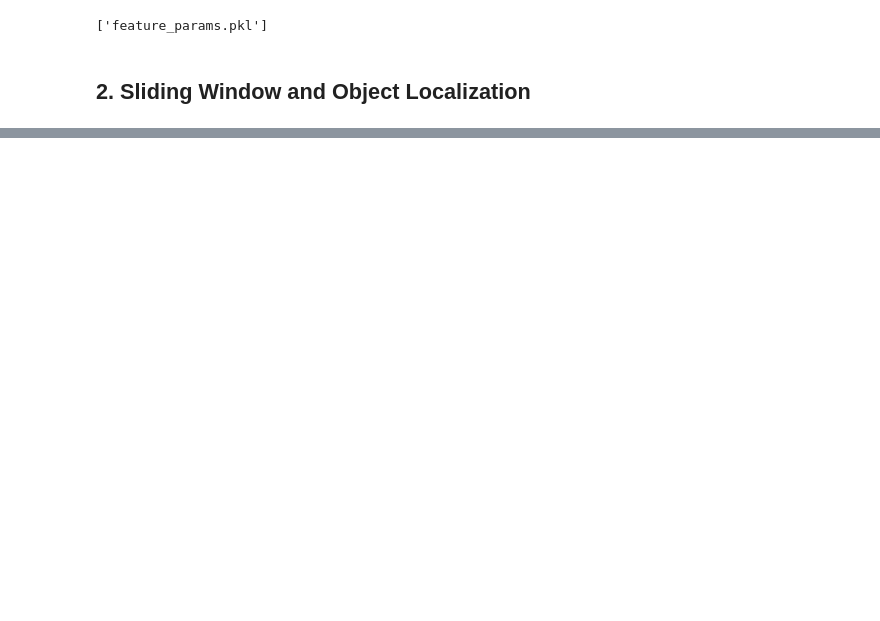
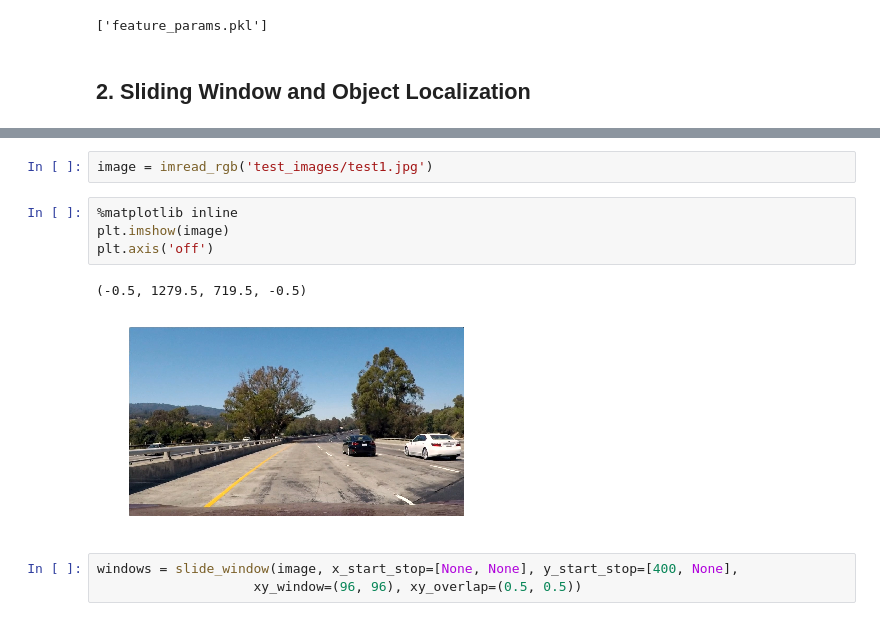
Before and after one commit to aditbiswas1/P5-Vehicle-Detection, a Jupyter notebook: Report.ipynb, the cells around one changed output, grey strips where cells are left out. Drawn from its saved outputs; the diff is of its cells as text; blank space fills up the shorter version.

Commit message:
added basic sliding window approach

```diff
--- a/Report.ipynb
+++ b/Report.ipynb
@@ -328,0 +387,12 @@ joblib.dump(feature_params, 'feature_params.pkl')
+# %%
+image = imread_rgb('test_images/test1.jpg')
+# %%
+%matplotlib inline
+plt.imshow(image)
+plt.axis('off')
+# %% [output]
+(-0.5, 1279.5, 719.5, -0.5)
+[figure, added]
+# %%
+windows = slide_window(image, x_start_stop=[None, None], y_start_stop=[400, None],
+                    xy_window=(96, 96), xy_overlap=(0.5, 0.5))
```
Also changed, not shown: parts of 14 cells of this notebook, 3 other files.
